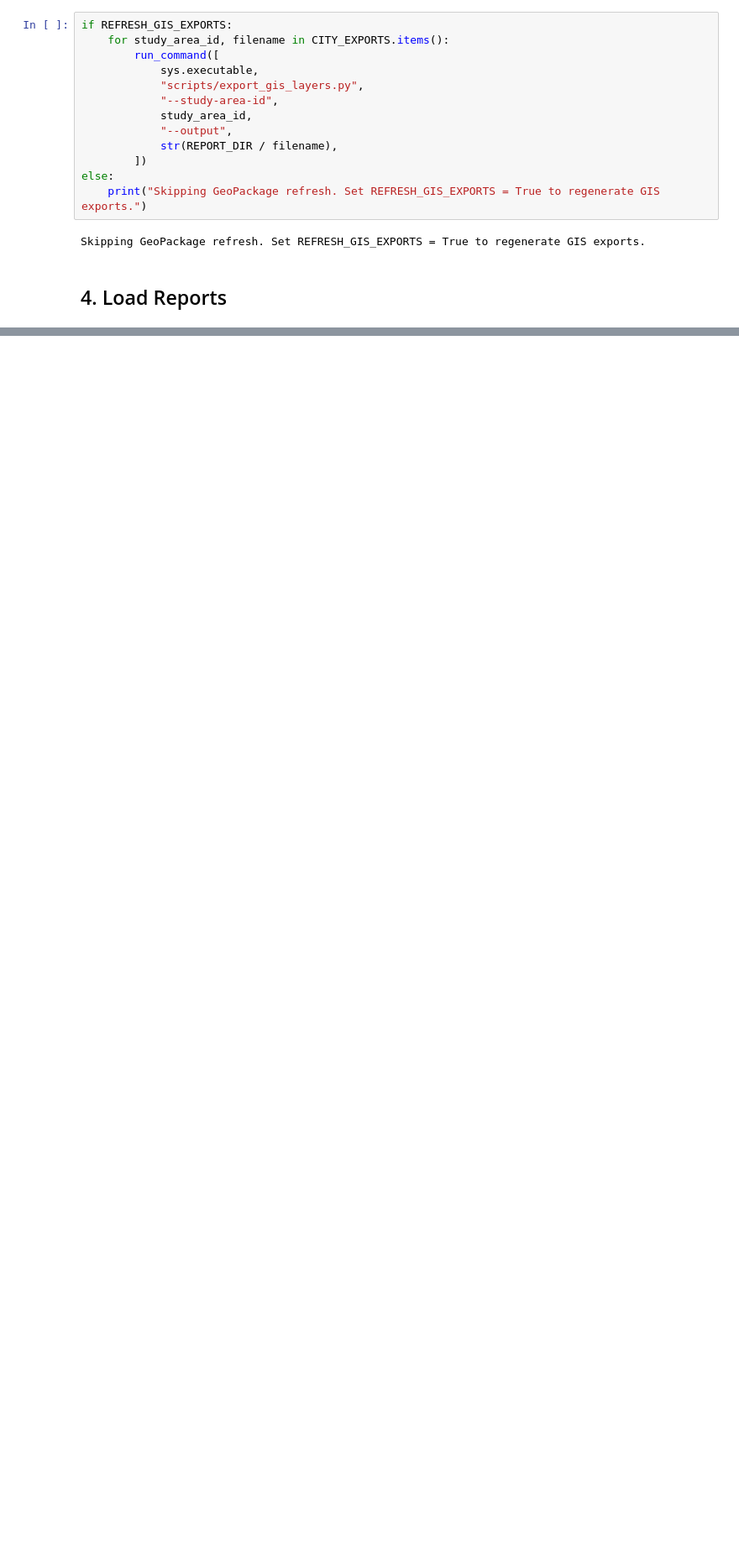
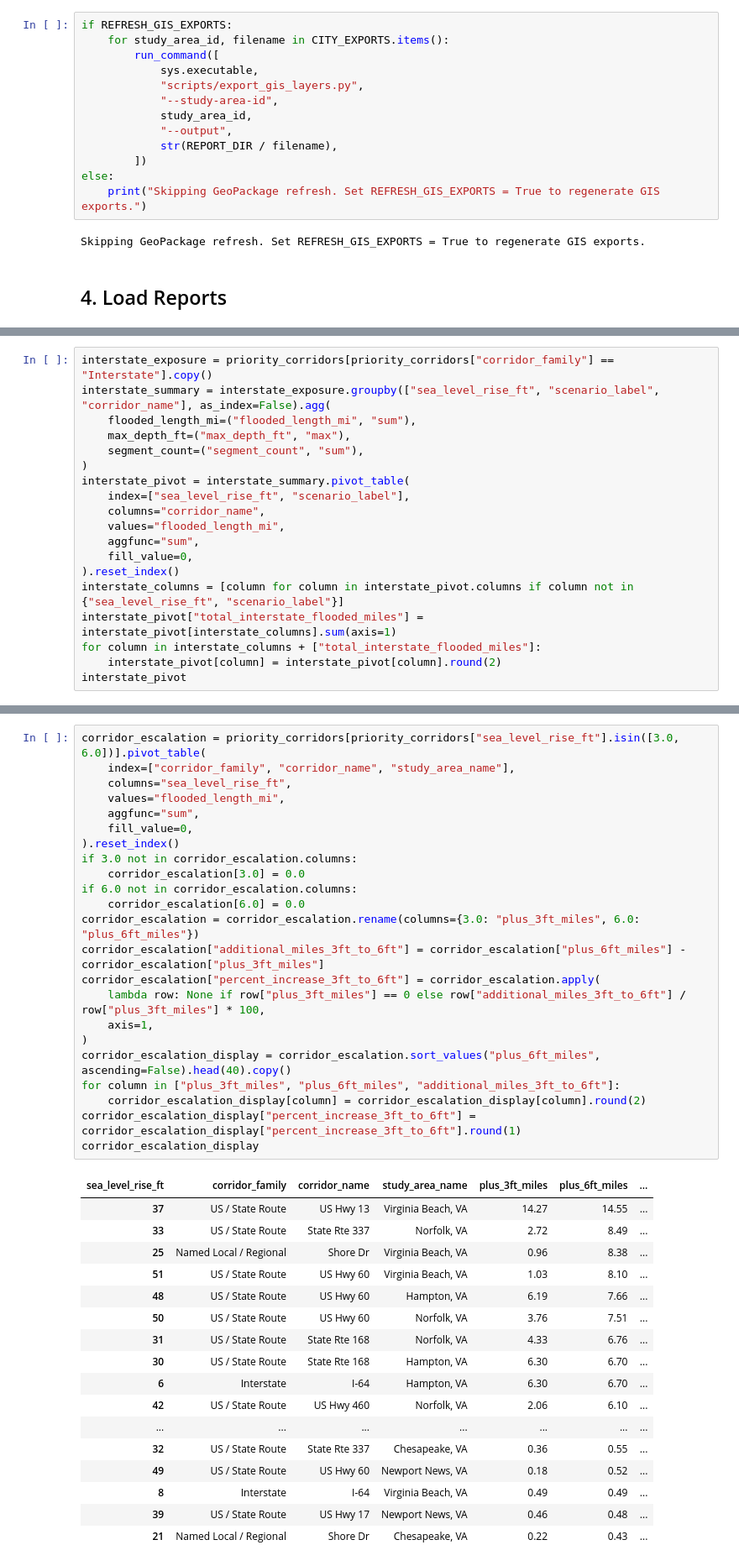
Before and after one commit to andrew3784/Colab, a Jupyter notebook: cs620_project_efs.ipynb, the cells around one changed output, grey strips where cells are left out. Shown at 84% size. Cells and saved outputs as stored; diff of their text form; blank space fills up the shorter version.

```diff
--- a/cs620_project_efs.ipynb
+++ b/cs620_project_efs.ipynb
@@ -524,0 +1143,19 @@ top_roads_plus_3ft[["study_area_name", "rank", "road_name", "mtfcc", "flooded_le
+# %%
+interstate_exposure = priority_corridors[priority_corridors["corridor_family"] == "Interstate"].copy()
+interstate_summary = interstate_exposure.groupby(["sea_level_rise_ft", "scenario_label", "corridor_name"], as_index=False).agg(
+    flooded_length_mi=("flooded_length_mi", "sum"),
+    max_depth_ft=("max_depth_ft", "max"),
+    segment_count=("segment_count", "sum"),
+)
+interstate_pivot = interstate_summary.pivot_table(
+    index=["sea_level_rise_ft", "scenario_label"],
+    columns="corridor_name",
+    values="flooded_length_mi",
+    aggfunc="sum",
+    fill_value=0,
+).reset_index()
+interstate_columns = [column for column in interstate_pivot.columns if column not in {"sea_level_rise_ft", "scenario_label"}]
+interstate_pivot["total_interstate_flooded_miles"] = interstate_pivot[interstate_columns].sum(axis=1)
+for column in interstate_columns + ["total_interstate_flooded_miles"]:
+    interstate_pivot[column] = interstate_pivot[column].round(2)
+interstate_pivot
@@ -524,0 +1209,41 @@ top_roads_plus_3ft[["study_area_name", "rank", "road_name", "mtfcc", "flooded_le
+# %%
+corridor_escalation = priority_corridors[priority_corridors["sea_level_rise_ft"].isin([3.0, 6.0])].pivot_table(
+    index=["corridor_family", "corridor_name", "study_area_name"],
+    columns="sea_level_rise_ft",
+    values="flooded_length_mi",
+    aggfunc="sum",
+    fill_value=0,
+).reset_index()
+if 3.0 not in corridor_escalation.columns:
+    corridor_escalation[3.0] = 0.0
+if 6.0 not in corridor_escalation.columns:
+    corridor_escalation[6.0] = 0.0
+corridor_escalation = corridor_escalation.rename(columns={3.0: "plus_3ft_miles", 6.0: "plus_6ft_miles"})
+corridor_escalation["additional_miles_3ft_to_6ft"] = corridor_escalation["plus_6ft_miles"] - corridor_escalation["plus_3ft_miles"]
+corridor_escalation["percent_increase_3ft_to_6ft"] = corridor_escalation.apply(
+    lambda row: None if row["plus_3ft_miles"] == 0 else row["additional_miles_3ft_to_6ft"] / row["plus_3ft_miles"] * 100,
+    axis=1,
+)
+corridor_escalation_display = corridor_escalation.sort_values("plus_6ft_miles", ascending=False).head(40).copy()
+for column in ["plus_3ft_miles", "plus_6ft_miles", "additional_miles_3ft_to_6ft"]:
+    corridor_escalation_display[column] = corridor_escalation_display[column].round(2)
+corridor_escalation_display["percent_increase_3ft_to_6ft"] = corridor_escalation_display["percent_increase_3ft_to_6ft"].round(1)
+corridor_escalation_display
+# %% [output]
+| sea_level_rise_ft | corridor_family | corridor_name | study_area_name | plus_3ft_miles | plus_6ft_miles | ... |
+| 37 | US / State Route | US Hwy 13 | Virginia Beach, VA | 14.27 | 14.55 | ... |
+| 33 | US / State Route | State Rte 337 | Norfolk, VA | 2.72 | 8.49 | ... |
+| 25 | Named Local / Regional | Shore Dr | Virginia Beach, VA | 0.96 | 8.38 | ... |
+| 51 | US / State Route | US Hwy 60 | Virginia Beach, VA | 1.03 | 8.10 | ... |
+| 48 | US / State Route | US Hwy 60 | Hampton, VA | 6.19 | 7.66 | ... |
+| 50 | US / State Route | US Hwy 60 | Norfolk, VA | 3.76 | 7.51 | ... |
+| 31 | US / State Route | State Rte 168 | Norfolk, VA | 4.33 | 6.76 | ... |
+| 30 | US / State Route | State Rte 168 | Hampton, VA | 6.30 | 6.70 | ... |
+| 6 | Interstate | I-64 | Hampton, VA | 6.30 | 6.70 | ... |
+| 42 | US / State Route | US Hwy 460 | Norfolk, VA | 2.06 | 6.10 | ... |
+| ... | ... | ... | ... | ... | ... | ... |
+| 32 | US / State Route | State Rte 337 | Chesapeake, VA | 0.36 | 0.55 | ... |
+| 49 | US / State Route | US Hwy 60 | Newport News, VA | 0.18 | 0.52 | ... |
+| 8 | Interstate | I-64 | Virginia Beach, VA | 0.49 | 0.49 | ... |
+| 39 | US / State Route | US Hwy 17 | Newport News, VA | 0.46 | 0.48 | ... |
+| 21 | Named Local / Regional | Shore Dr | Chesapeake, VA | 0.22 | 0.43 | ... |
```
Also changed, not shown: parts of 59 cells of this notebook, 4 other files.
